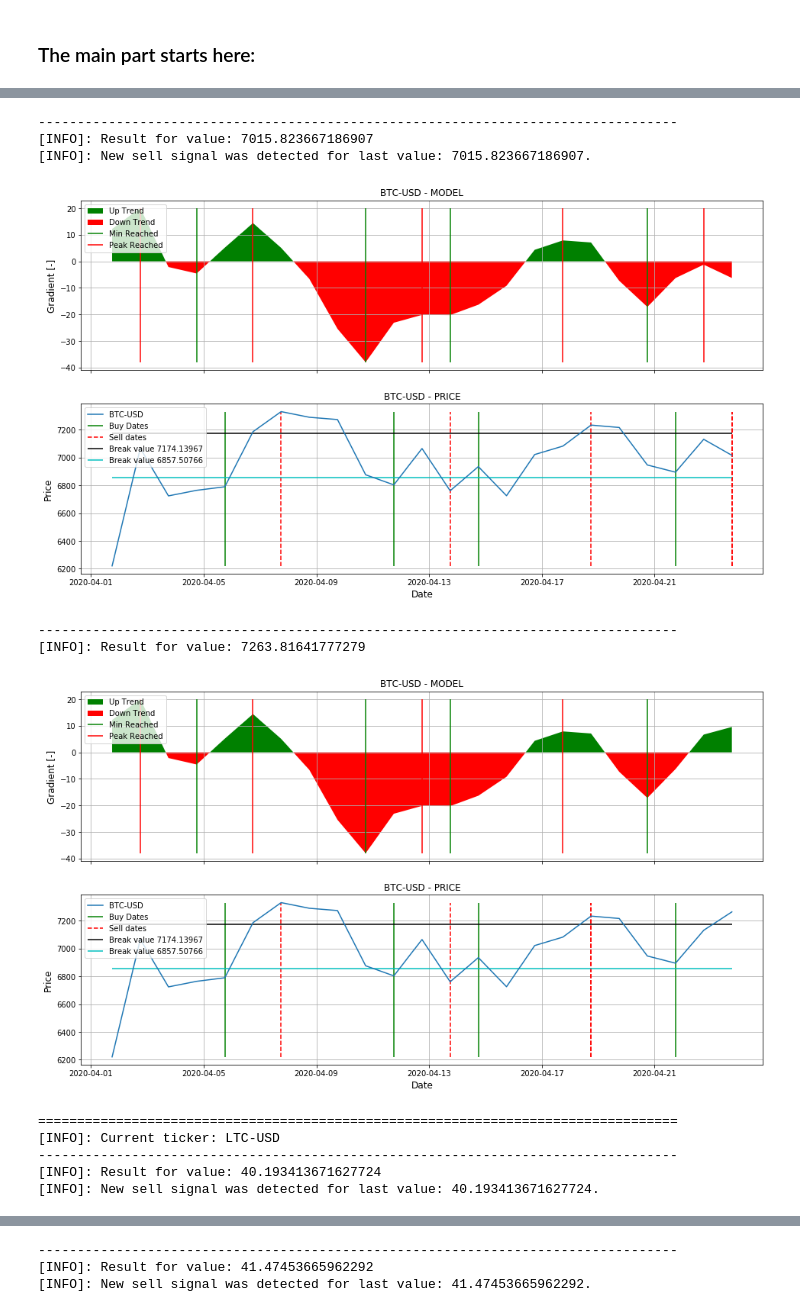
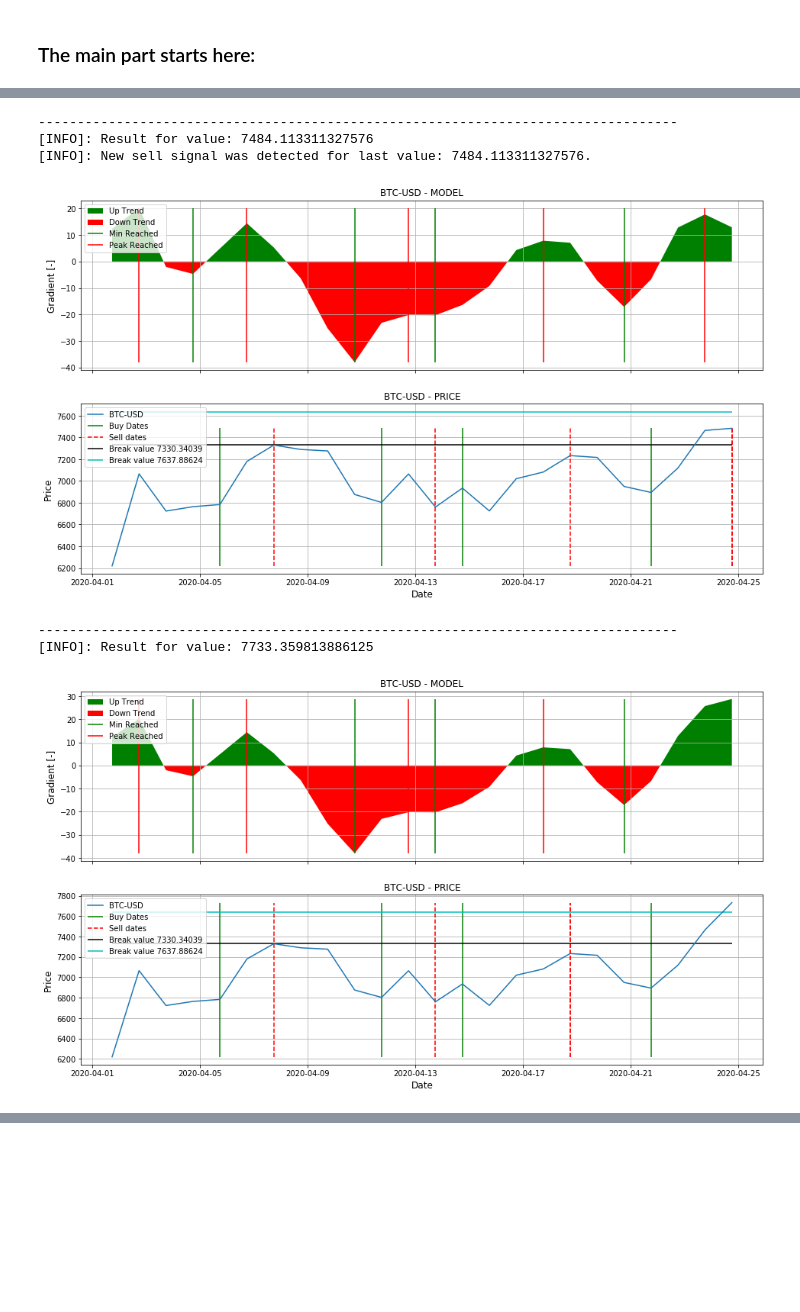
Before and after one commit to MarcoRosenzweig/FINANCE, a Jupyter notebook: CRYPTO_MODEL.ipynb, the cells around one changed output, grey strips where cells are left out. Drawn from its saved outputs; the diff is of its cells as text; code cells hidden in the pictures; blank space fills up the shorter version.

```diff
--- a/CRYPTO_MODEL.ipynb
+++ b/CRYPTO_MODEL.ipynb
@@ -46,7 +46,7 @@ import pandas as pd
 # %%
 start_date = '2020-01-01' #your start date for the model.
 day_hour = 18 #your intra-day time at which to evaluate the model.
-tickers = ['BTC-USD', 'LTC-USD', 'XRP-USD'] #your tickers of interest.
+tickers = ['BTC-USD', 'LTC-USD'] #your tickers of interest.
 # %% [markdown]
 ### The main part starts here:
 # %%
@@ -155,5 +155,5 @@ imag_model.data.tail(5)
 # %%
-imag_model.show_possibilities(plot_from_date='2020-04-01', switch_axes=False, tickers='all')
+imag_model.show_possibilities(plot_from_date='2020-04-01', switch_axes=False, tickers='BTC-USD')
 # %% [output]
 ==================================================================================
 [INFO]: Current ticker: BTC-USD
@@ -164,12 +164,7 @@ imag_model.show_possibilities(plot_from_date='2020-04-01', switch_axes=False, ti
 ----------------------------------------------------------------------------------
-[INFO]: Result for value: 7015.823667186907
-[INFO]: New sell signal was detected for last value: 7015.823667186907.
+[INFO]: Result for value: 7484.113311327576
+[INFO]: New sell signal was detected for last value: 7484.113311327576.
-[figure, old version]
+[figure, new version]
 ----------------------------------------------------------------------------------
-[INFO]: Result for value: 7263.81641777279
+[INFO]: Result for value: 7733.359813886125
-[figure, old version]
+[figure, new version]
-==================================================================================
-[INFO]: Current ticker: LTC-USD
-----------------------------------------------------------------------------------
-[INFO]: Result for value: 40.193413671627724
-[INFO]: New sell signal was detected for last value: 40.193413671627724.
@@ -177,3 +170,0 @@ imag_model.show_possibilities(plot_from_date='2020-04-01', switch_axes=False, ti
-----------------------------------------------------------------------------------
-[INFO]: Result for value: 41.47453665962292
-[INFO]: New sell signal was detected for last value: 41.47453665962292.
```
Also changed, not shown: parts of 14 cells of this notebook, 1 other file.
